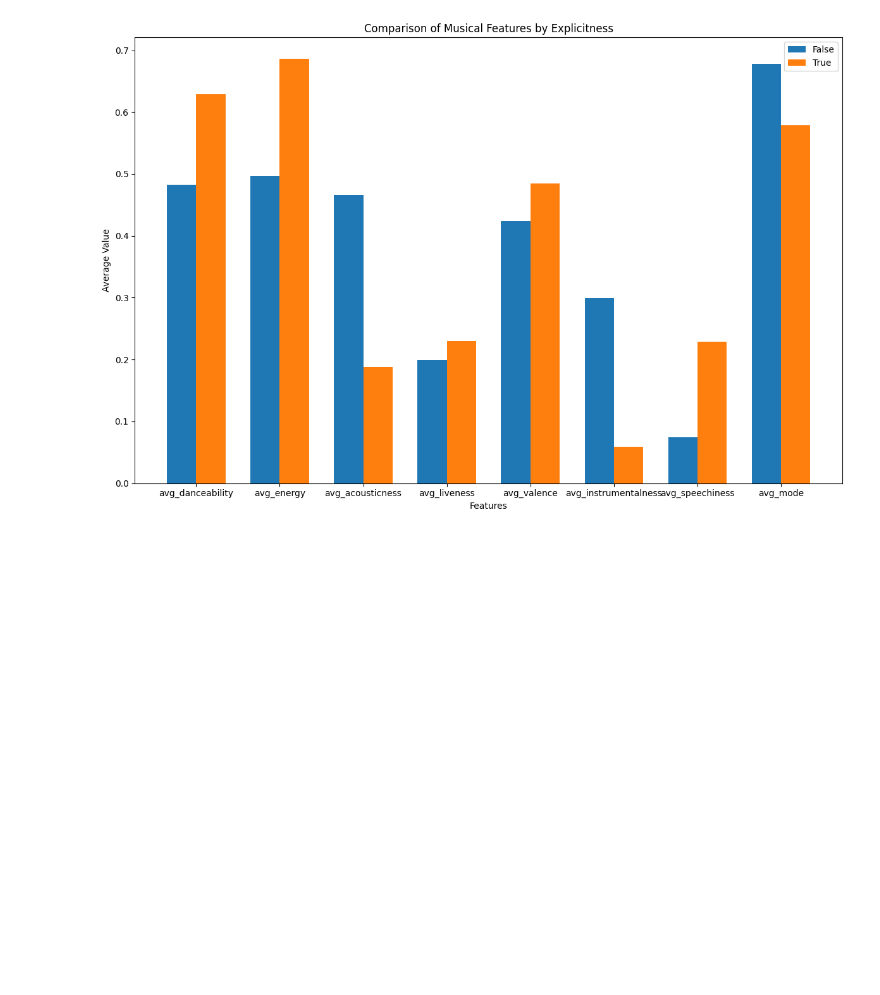
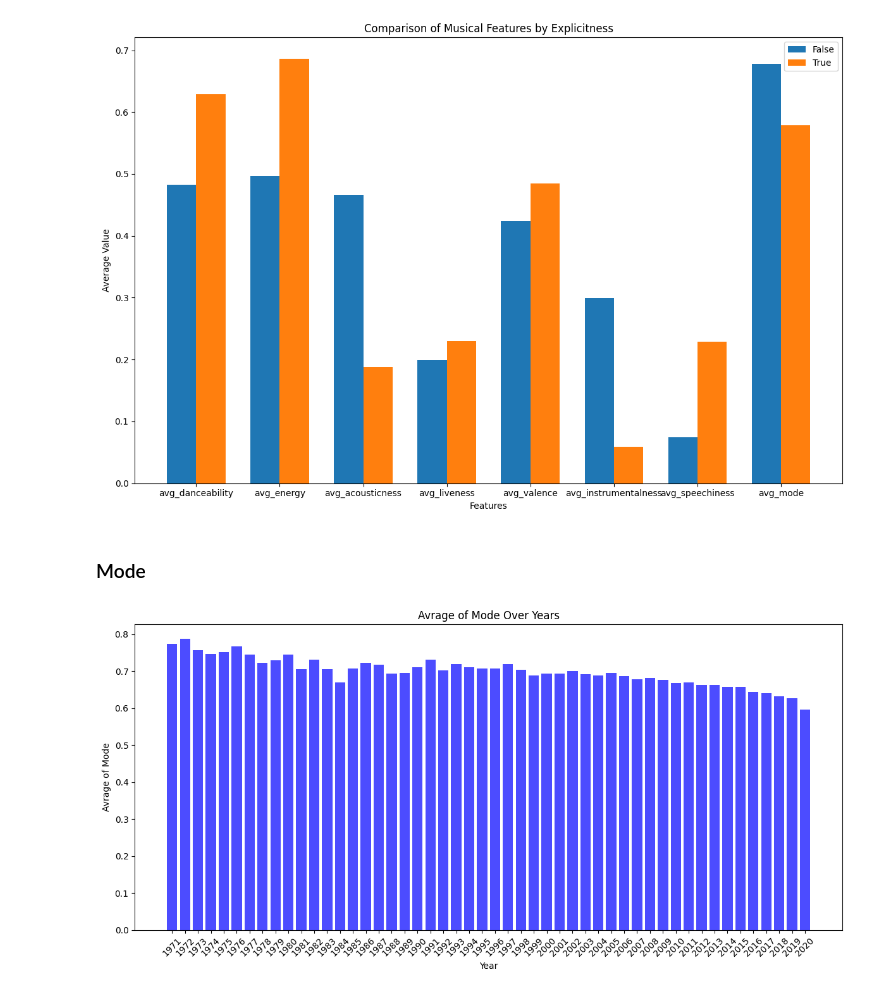
Before and after one commit to eslami200117/Data-Science, a Jupyter notebook: CA3/CA3.ipynb, the cells around one changed output. Cells and saved outputs as stored; diff of their text form; code cells hidden in the pictures; blank space fills up the shorter version.

```diff
--- a/CA3/CA3.ipynb
+++ b/CA3/CA3.ipynb
@@ -386,3 +392,23 @@ plt.tight_layout()
 plt.show()
 # %% [output]
 [figure]
+# %% [markdown]
+### Mode
+# %%
+mode_percentage_df = spotify_data_clean.groupBy("year") \
+                           .agg(avg(sqlf.col("mode")).alias("mode_avg")) \
+                           .orderBy("year") \
+                           .filter(sqlf.col("year") > 1970)
+# %%
+mode_percentage = mode_percentage_df.select("mode_avg").rdd.flatMap(lambda x: x).collect()
+
+plt.figure(figsize=(12, 6))
+plt.bar(years, mode_percentage, color='blue', alpha=0.7)
+plt.xlabel('Year')
+plt.ylabel('Avrage of Mode')
+plt.title('Avrage of Mode Over Years')
+plt.xticks(years, rotation=45)
+plt.tight_layout()
+plt.show()
+# %% [output]
+[figure, added]
```
Also changed, not shown: parts of 15 cells of this notebook.
